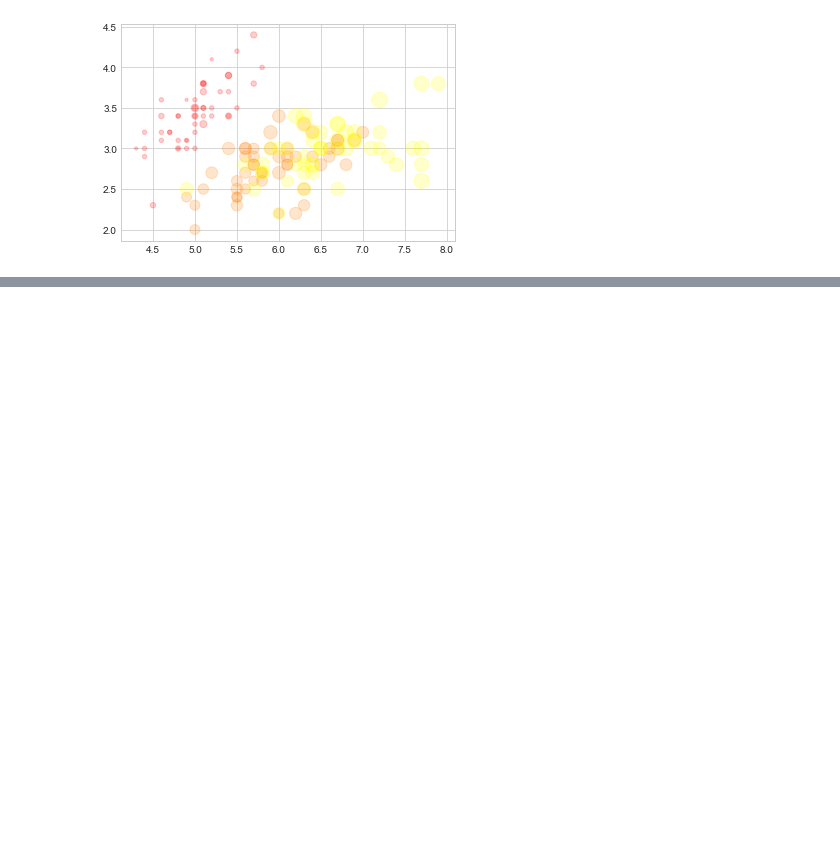
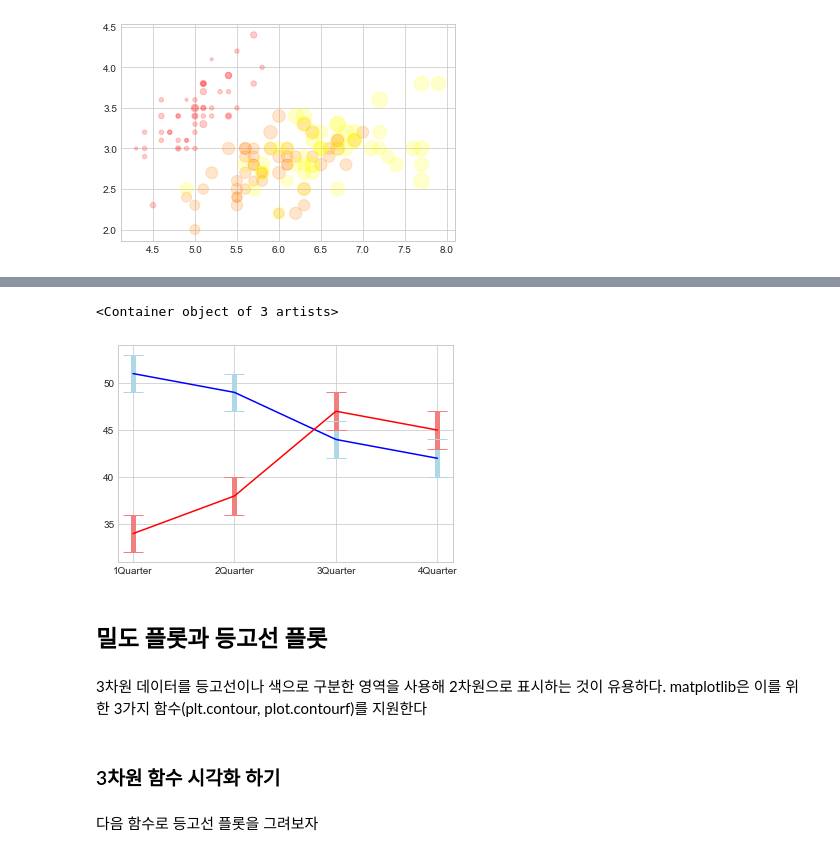
Before and after one commit to jrj8819/python-programming-class, a Jupyter notebook: READY_lesson5.ipynb, the cells around one changed output, grey strips where cells are left out. Cells and saved outputs as stored; diff of their text form; code cells hidden in the pictures; blank space fills up the shorter version.

```diff
--- a/READY_lesson5.ipynb
+++ b/READY_lesson5.ipynb
@@ -334,0 +395,24 @@ plt.scatter(iris['SepalLength'], iris['SepalWidth'], alpha=0.2,
+# %%
+
+time = ['1Quarter','2Quarter','3Quarter','4Quarter']
+clinton = [51, 49, 44, 42]
+trump = [34, 38, 47, 45]
+dy = 2
+
+plt.errorbar(time, clinton,
+             yerr = dy, color='blue', ecolor='lightblue',
+             elinewidth=5, capsize=10)
+plt.errorbar(time, trump,
+             yerr = dy, color='red', ecolor='lightcoral',
+             elinewidth=5, capsize=10)
+# %% [output]
+<Container object of 3 artists>
+[figure, added]
+# %% [markdown]
+## 밀도 플롯과 등고선 플롯
+# %% [markdown]
+3차원 데이터를 등고선이나 색으로 구분한 영역을 사용해 2차원으로 표시하는 것이 유용하다. matplotlib은 이를 위한 3가지 함수(plt.contour, plot.contourf)를 지원한다
+# %% [markdown]
+### 3차원 함수 시각화 하기
+# %% [markdown]
+다음 함수로 등고선 플롯을 그려보자
```
Also changed, not shown: parts of 77 cells of this notebook, 3 other files.
